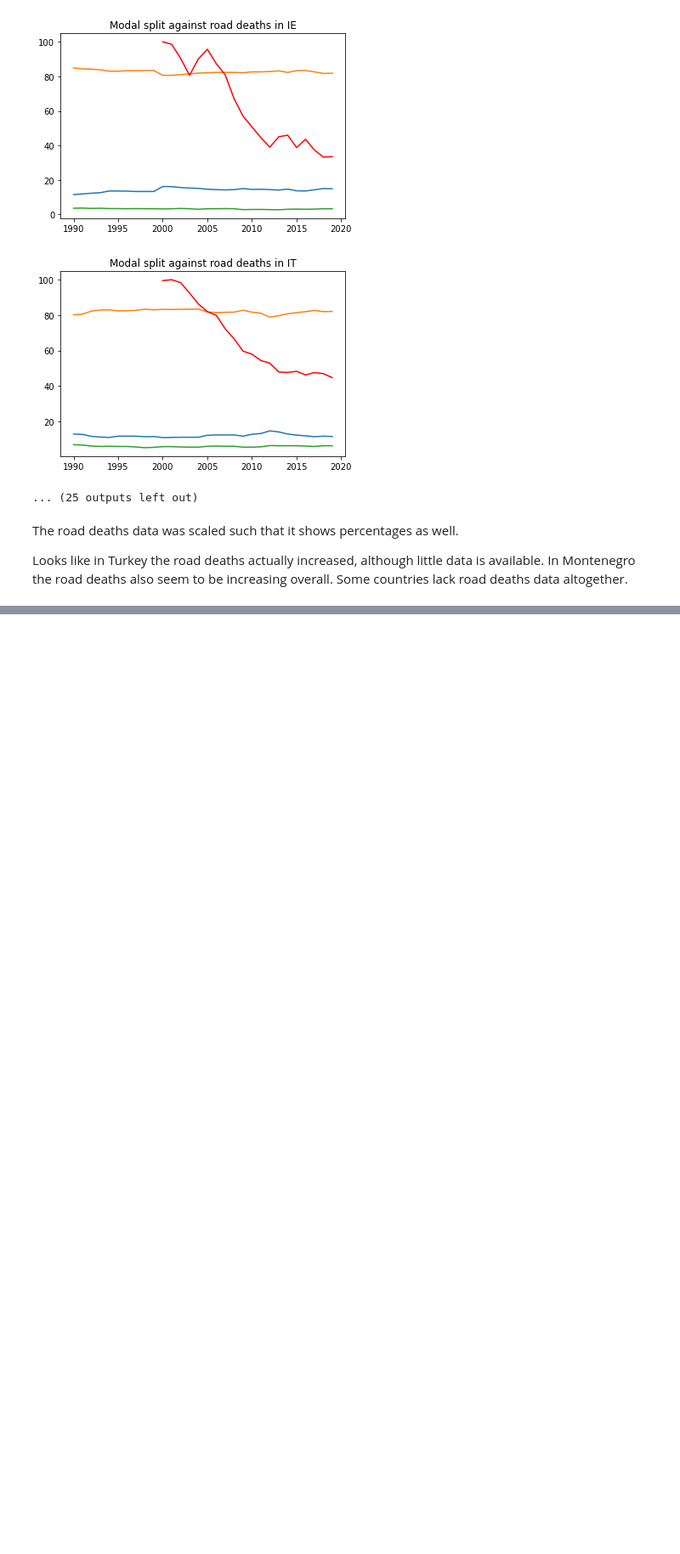
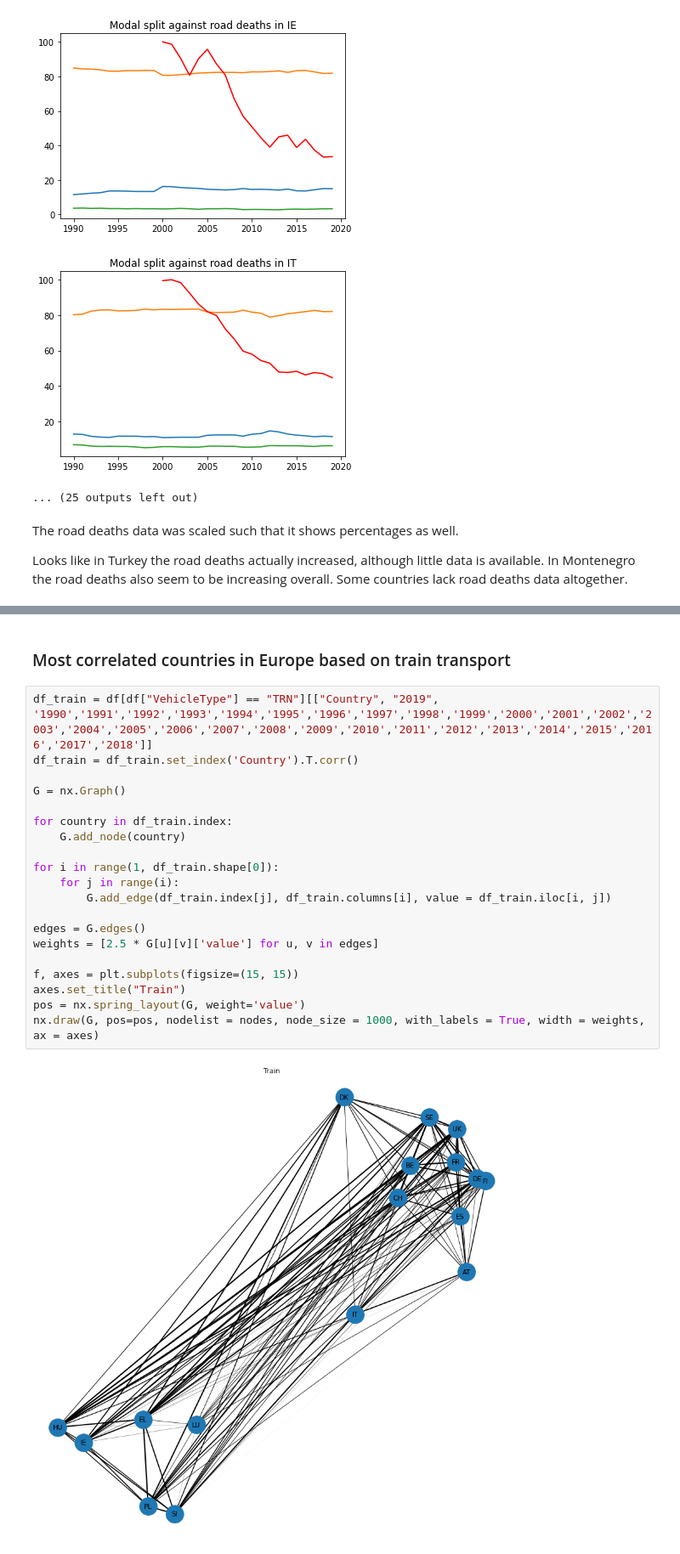
Before and after one commit to fardokhtsadat/DOPP, a Jupyter notebook: Plots Mihai/plots_mihai.ipynb, the cells around one changed output, grey strips where cells are left out. Shown at 85% size. Saved outputs shown, nothing was run; the diff lists cells and outputs as text; blank space fills up the shorter version.

```diff
--- a/Plots Mihai/plots_mihai.ipynb
+++ b/Plots Mihai/plots_mihai.ipynb
@@ -387,0 +475,24 @@ Some countries lack road deaths data altogether.
+# %% [markdown]
+### Most correlated countries in Europe based on train transport
+# %%
+df_train = df[df["VehicleType"] == "TRN"][["Country", "2019", '1990','1991','1992','1993','1994','1995','1996','1997','1998','1999','2000','2001','2002','2003','2004','2005','2006','2007','2008','2009','2010','2011','2012','2013','2014','2015','2016','2017','2018']]
+df_train = df_train.set_index('Country').T.corr()
+
+G = nx.Graph()
+
+for country in df_train.index:
+    G.add_node(country)
+
+for i in range(1, df_train.shape[0]):
+    for j in range(i):
+        G.add_edge(df_train.index[j], df_train.columns[i], value = df_train.iloc[i, j])
+
+edges = G.edges()
+weights = [2.5 * G[u][v]['value'] for u, v in edges]
+
+f, axes = plt.subplots(figsize=(15, 15))
+axes.set_title("Train")
+pos = nx.spring_layout(G, weight='value')
+nx.draw(G, pos=pos, nodelist = nodes, node_size = 1000, with_labels = True, width = weights, ax = axes)
+# %% [output]
+[figure, added]
```
Also changed, not shown: parts of 23 cells of this notebook.
